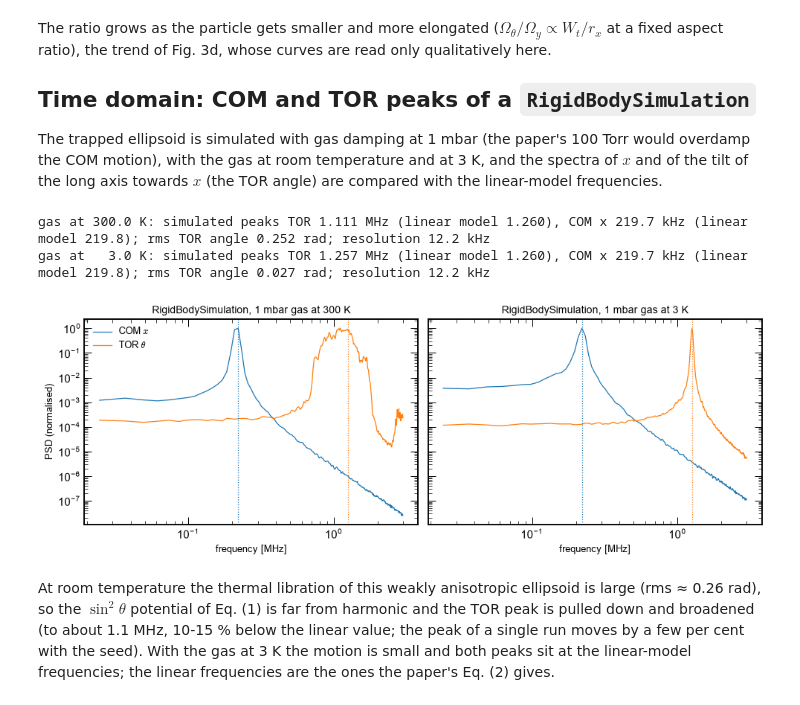
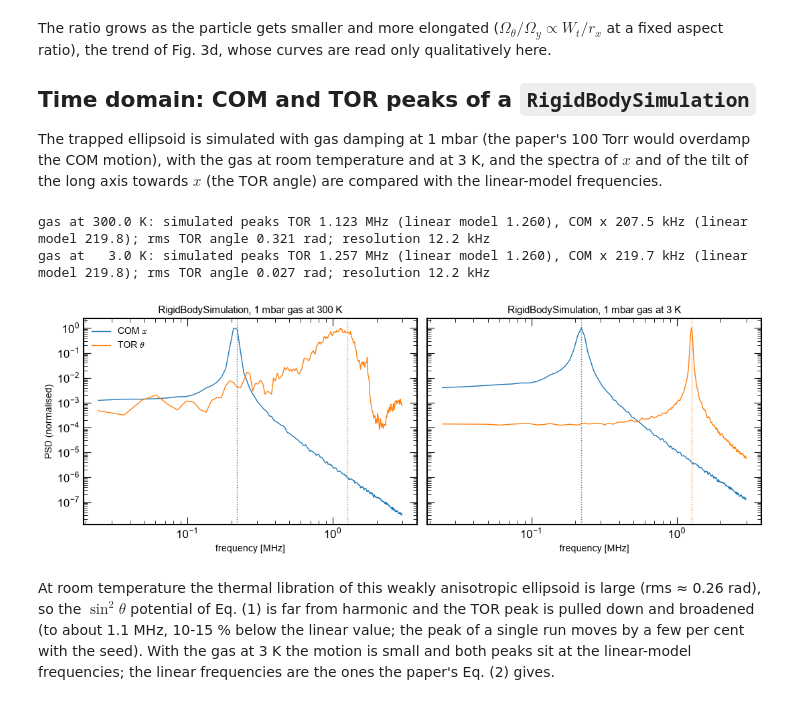
Before and after one commit to julianiacoponi/levisim, a Jupyter notebook: notebooks/papers/hoang2016_torsional_vibration.ipynb, the cells around one changed output. Drawn from its saved outputs; the diff is of its cells as text; code cells hidden in the pictures.

```diff
--- a/notebooks/papers/hoang2016_torsional_vibration.ipynb
+++ b/notebooks/papers/hoang2016_torsional_vibration.ipynb
@@ -70,7 +70,7 @@ def tweezer(P=100*mW, Wt=600*nm):
 
 
 particle = ellipsoid(50*nm, 40*nm)
-trap = Trap(tweezer=tweezer(), particle=particle)
+trap = Trap(tweezer=tweezer(), particle=particle, finite_size_torque=True)
 χ = np.diag(particle.static_polarisability_tensor()) / (ε0 * particle.V)
 print(f'εr(1550 nm) = {particle.εr:.4f};  χ along the long axis = {χ[2]:.3f} (paper 2.05), across = {χ[0]:.3f} (paper 1.74)')
 Ωx, Ωy, Ωz = (trap.Ωj[a] for a in 'xyz')
@@ -164,36 +164,36 @@ of the long axis towards $x$ (the TOR angle) are compared with the linear-model
 # %%
 Δt = 10e-9
 results = {}
 for T in (300.0, 3.0):
-    trap_sim = Trap(tweezer=tweezer(), particle=ellipsoid(50*nm, 40*nm), gas=Gas(P=1*mbar, T=T))
+    trap_sim = Trap(tweezer=tweezer(), particle=ellipsoid(50*nm, 40*nm), gas=Gas(P=1*mbar, T=T), finite_size_torque=True)
     sim = RigidBodySimulation(trap=trap_sim, num_samples=1_000_000, Δt=Δt, seed=7)
     θ_tor = -sim.lab_directions((0, 0, 1))[200_000:, 0]
     x = sim.positions[200_000:, 0]
     f, G_θ = welch(θ_tor, fs=1 / Δt, nperseg=2**13)
     _, G_x = welch(x, fs=1 / Δt, nperseg=2**13)
     peak_θ = f[np.argmax(G_θ * (f > 500e3))]
     peak_x = f[np.argmax(G_x * (f > 50e3))]
     results[T] = (f, G_x, G_θ)
     print(f'gas at {T:5.1f} K: simulated peaks TOR {peak_θ / 1e6:.3f} MHz (linear model {trap_sim.Ωθ["γ"] / MHz:.3f}), '
           f'COM x {peak_x / 1e3:.1f} kHz (linear model {trap_sim.Ωj["x"] / kHz:.1f}); rms TOR angle {np.std(θ_tor):.3f} rad; '
           f'resolution {f[1] / 1e3:.1f} kHz')
 
 fig, axes = plt.subplots(1, 2, figsize=(11, 4), sharey=True)
 for ax1, (T, (f, G_x, G_θ)) in zip(axes, results.items()):
     mask = (f > 20e3) & (f < 3e6)
     ax1.loglog(f[mask] / 1e6, G_x[mask] / np.max(G_x[mask]), label='COM $x$')
     ax1.loglog(f[mask] / 1e6, G_θ[mask] / np.max(G_θ[mask]), label=r'TOR $\theta$')
     for value, colour in ((trap.Ωj['x'], 'C0'), (trap.Ωθ['γ'], 'C1')):
         ax1.axvline(value / MHz, color=colour, ls=':', lw=1)
     ax1.set_xlabel('frequency [MHz]')
     ax1.set_title(f'RigidBodySimulation, 1 mbar gas at {T:g} K', fontsize=11)
 axes[0].set_ylabel('PSD (normalised)')
 axes[0].legend(frameon=False)
 fig.tight_layout()
 # %% [output]
-gas at 300.0 K: simulated peaks TOR 1.111 MHz (linear model 1.260), COM x 219.7 kHz (linear model 219.8); rms TOR angle 0.252 rad; resolution 12.2 kHz
+gas at 300.0 K: simulated peaks TOR 1.123 MHz (linear model 1.260), COM x 207.5 kHz (linear model 219.8); rms TOR angle 0.321 rad; resolution 12.2 kHz
 gas at   3.0 K: simulated peaks TOR 1.257 MHz (linear model 1.260), COM x 219.7 kHz (linear model 219.8); rms TOR angle 0.027 rad; resolution 12.2 kHz
-[figure, old version]
+[figure, new version]
 # %% [markdown]
 At room temperature the thermal libration of this weakly anisotropic ellipsoid is large (rms ≈ 0.26 rad),
 so the $\sin^2\theta$ potential of Eq. (1) is far from harmonic and the TOR peak is pulled down and
```
Also changed, not shown: parts of 5 cells of this notebook, 6 other files.
